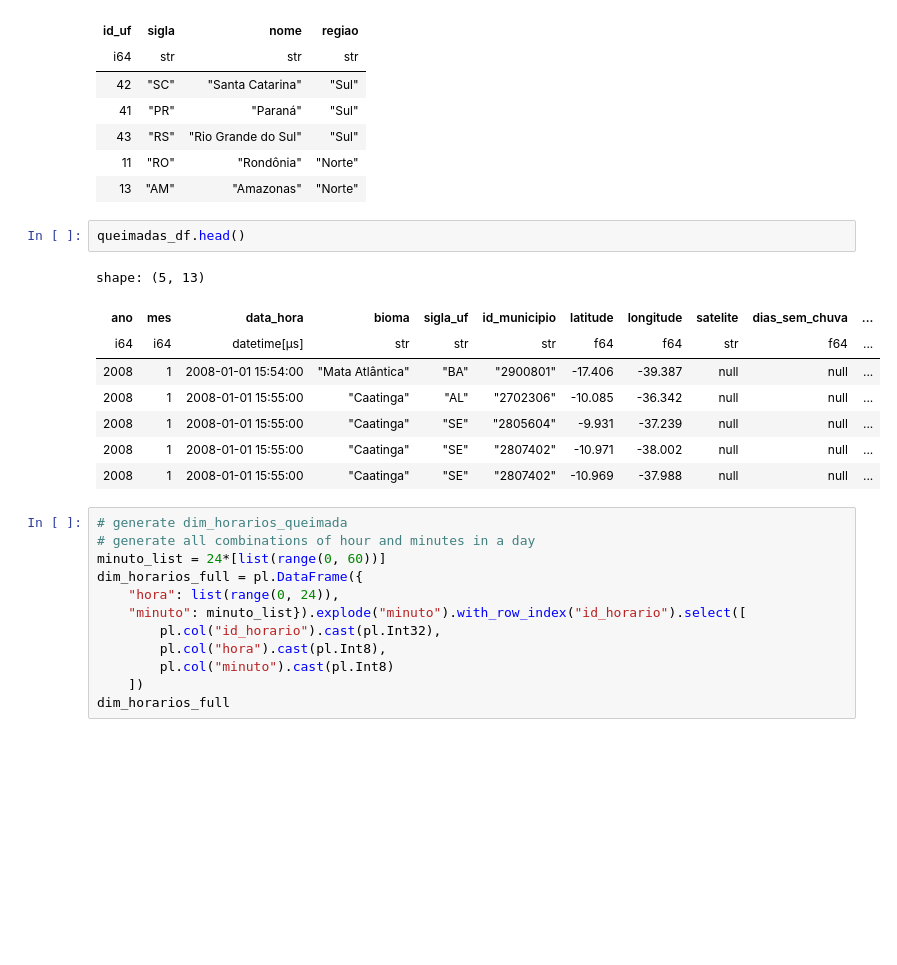
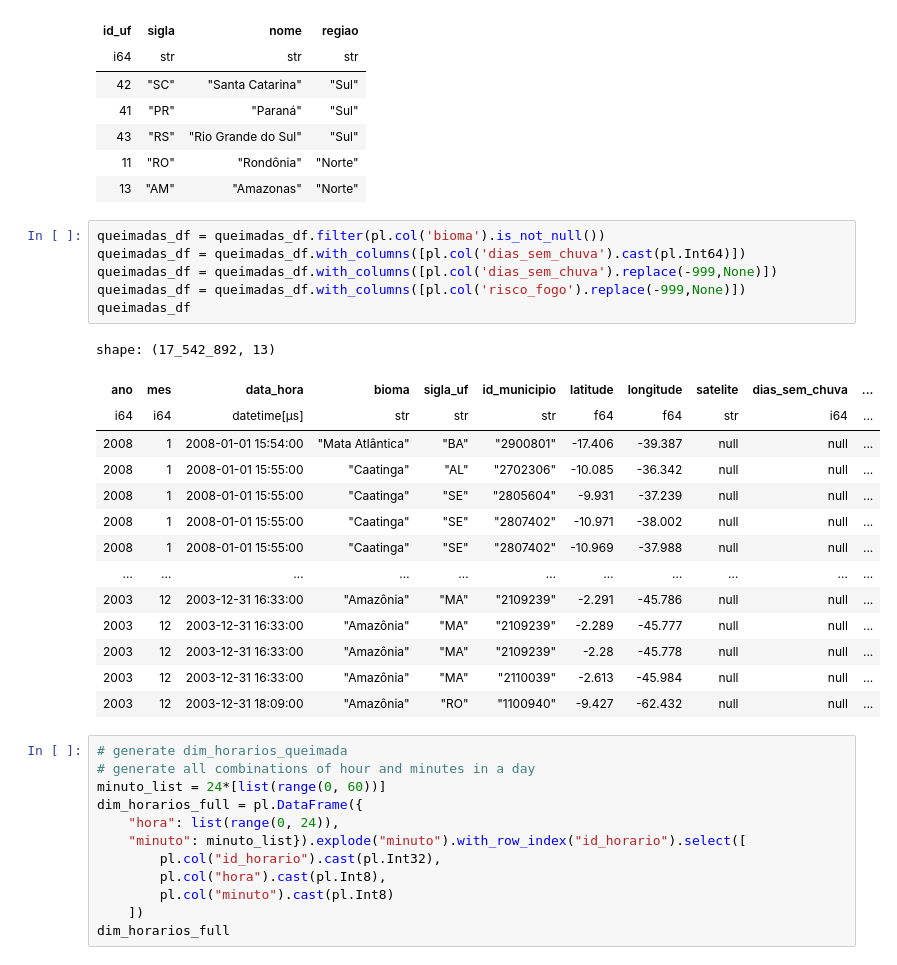
Before and after one commit to clr-cera/olap2025.2, a Jupyter notebook: etl_orig.ipynb, the cells around one changed output. Saved outputs shown, nothing was run; the diff lists cells and outputs as text; blank space fills up the shorter version.

```diff
--- a/etl_orig.ipynb
+++ b/etl_orig.ipynb
@@ -27,16 +27,26 @@ shape: (5, 4)
 | 11 | "RO" | "Rondônia" | "Norte" |
 | 13 | "AM" | "Amazonas" | "Norte" |
 # %%
-queimadas_df.head()
+queimadas_df = queimadas_df.filter(pl.col('bioma').is_not_null())
+queimadas_df = queimadas_df.with_columns([pl.col('dias_sem_chuva').cast(pl.Int64)])
+queimadas_df = queimadas_df.with_columns([pl.col('dias_sem_chuva').replace(-999,None)])
+queimadas_df = queimadas_df.with_columns([pl.col('risco_fogo').replace(-999,None)])
+queimadas_df
 # %% [output]
-shape: (5, 13)
+shape: (17_542_892, 13)
 | ano | mes | data_hora | bioma | sigla_uf | id_municipio | latitude | longitude | satelite | dias_sem_chuva | ... |
-| i64 | i64 | datetime[μs] | str | str | str | f64 | f64 | str | f64 | ... |
+| i64 | i64 | datetime[μs] | str | str | str | f64 | f64 | str | i64 | ... |
 | 2008 | 1 | 2008-01-01 15:54:00 | "Mata Atlântica" | "BA" | "2900801" | -17.406 | -39.387 | null | null | ... |
 | 2008 | 1 | 2008-01-01 15:55:00 | "Caatinga" | "AL" | "2702306" | -10.085 | -36.342 | null | null | ... |
 | 2008 | 1 | 2008-01-01 15:55:00 | "Caatinga" | "SE" | "2805604" | -9.931 | -37.239 | null | null | ... |
 | 2008 | 1 | 2008-01-01 15:55:00 | "Caatinga" | "SE" | "2807402" | -10.971 | -38.002 | null | null | ... |
 | 2008 | 1 | 2008-01-01 15:55:00 | "Caatinga" | "SE" | "2807402" | -10.969 | -37.988 | null | null | ... |
+| … | … | … | … | … | … | … | … | … | … | ... |
+| 2003 | 12 | 2003-12-31 16:33:00 | "Amazônia" | "MA" | "2109239" | -2.291 | -45.786 | null | null | ... |
+| 2003 | 12 | 2003-12-31 16:33:00 | "Amazônia" | "MA" | "2109239" | -2.289 | -45.777 | null | null | ... |
+| 2003 | 12 | 2003-12-31 16:33:00 | "Amazônia" | "MA" | "2109239" | -2.28 | -45.778 | null | null | ... |
+| 2003 | 12 | 2003-12-31 16:33:00 | "Amazônia" | "MA" | "2110039" | -2.613 | -45.984 | null | null | ... |
+| 2003 | 12 | 2003-12-31 18:09:00 | "Amazônia" | "RO" | "1100940" | -9.427 | -62.432 | null | null | ... |
 # %%
 # generate dim_horarios_queimada
 # generate all combinations of hour and minutes in a day
```
Also changed, not shown: parts of 3 cells of this notebook, 9 other files.
